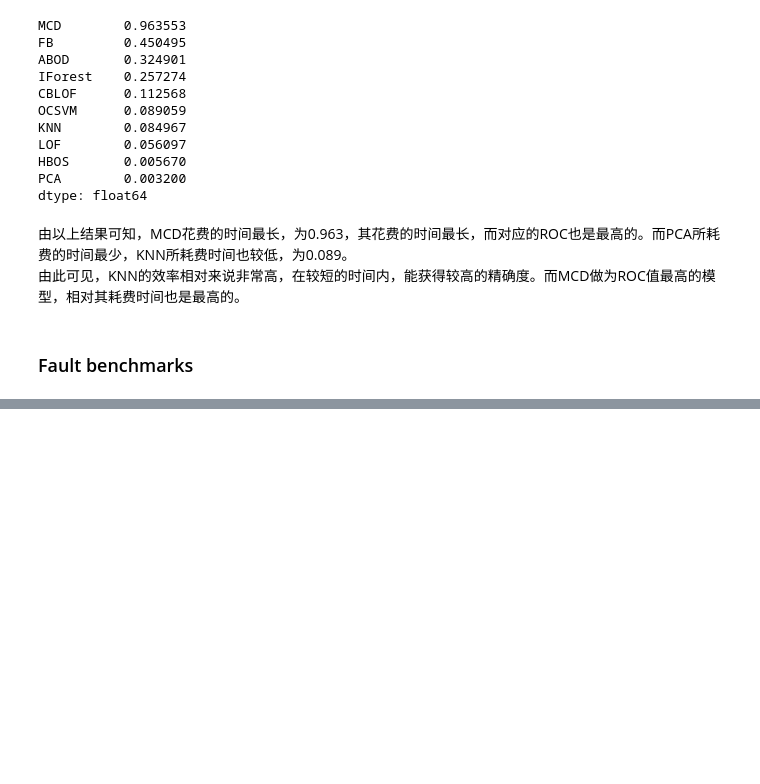
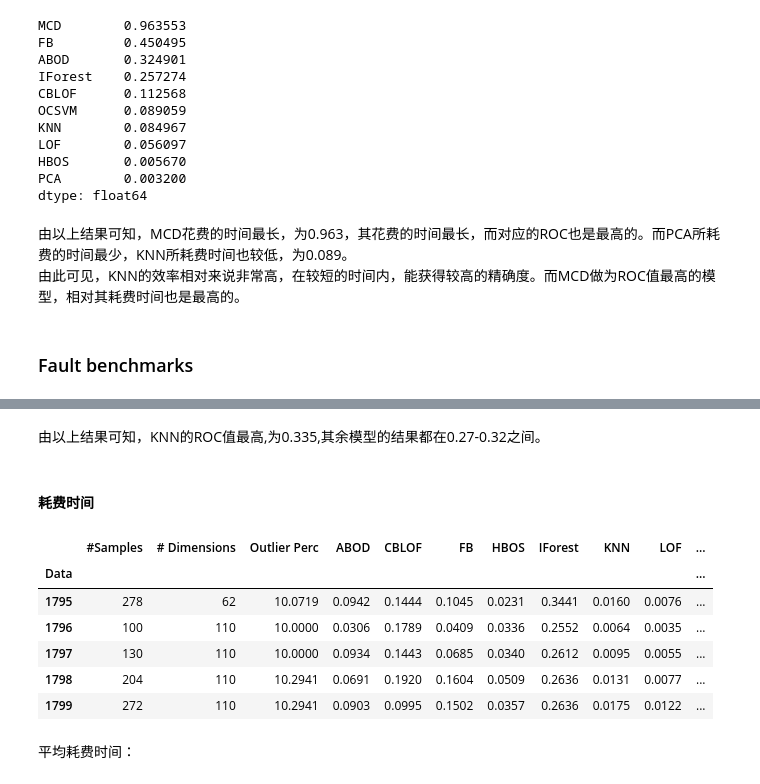
Before and after one commit to Wchoward/DataMiningClass, a Jupyter notebook: assignment4/outlier.ipynb, the cells around one changed output, grey strips where cells are left out. Cells and saved outputs as stored; diff of their text form; code cells hidden in the pictures; blank space fills up the shorter version.

```diff
--- a/assignment4/outlier.ipynb
+++ b/assignment4/outlier.ipynb
@@ -259,0 +324,16 @@ dtype: float64
+# %% [markdown]
+由以上结果可知，KNN的ROC值最高,为0.335,其余模型的结果都在0.27-0.32之间。
+# %% [markdown]
+#### 耗费时间
+# %%
+fault_time_df.iloc[-6:-1]
+# %% [output]
+|  | #Samples | # Dimensions | Outlier Perc | ABOD | CBLOF | FB | HBOS | IForest | KNN | LOF | ... |
+| Data |  |  |  |  |  |  |  |  |  |  | ... |
+| 1795 | 278 | 62 | 10.0719 | 0.0942 | 0.1444 | 0.1045 | 0.0231 | 0.3441 | 0.0160 | 0.0076 | ... |
+| 1796 | 100 | 110 | 10.0000 | 0.0306 | 0.1789 | 0.0409 | 0.0336 | 0.2552 | 0.0064 | 0.0035 | ... |
+| 1797 | 130 | 110 | 10.0000 | 0.0934 | 0.1443 | 0.0685 | 0.0340 | 0.2612 | 0.0095 | 0.0055 | ... |
+| 1798 | 204 | 110 | 10.2941 | 0.0691 | 0.1920 | 0.1604 | 0.0509 | 0.2636 | 0.0131 | 0.0077 | ... |
+| 1799 | 272 | 110 | 10.2941 | 0.0903 | 0.0995 | 0.1502 | 0.0357 | 0.2636 | 0.0175 | 0.0122 | ... |
+# %% [markdown]
+平均耗费时间：
```
Also changed, not shown: parts of 13 cells of this notebook.
